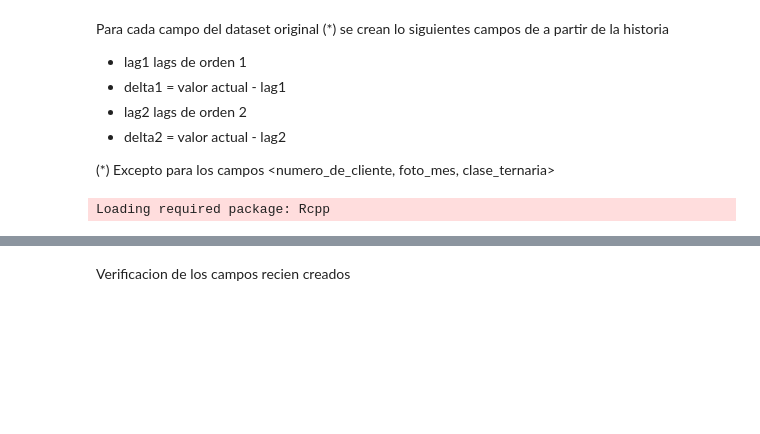
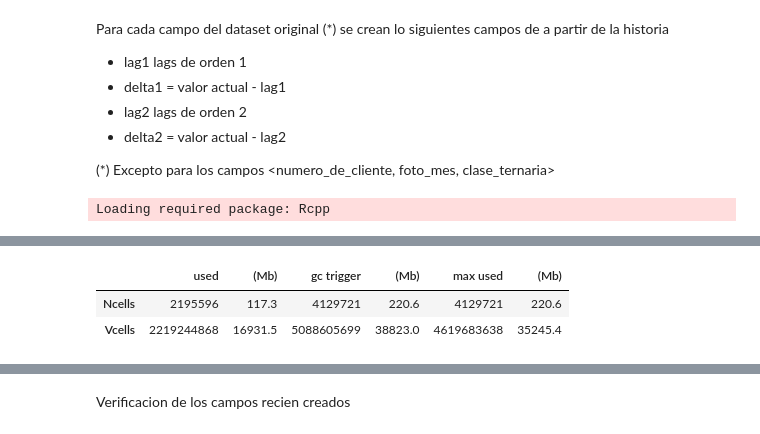
Before and after one commit to SantiagoDemattei/dm2025a, a Jupyter notebook: src/FEhist Exp/100129/WF_06.ipynb, the cells around one changed output, grey strips where cells are left out. Cells and saved outputs as stored; diff of their text form; code cells hidden in the pictures; blank space fills up the shorter version.

```diff
--- a/src/FEhist Exp/100129/WF_06.ipynb
+++ b/src/FEhist Exp/100129/WF_06.ipynb
@@ -892,7 +892,7 @@ cppFunction("NumericVector fhistC(NumericVector pcolumna, IntegerVector pdesde )
 # La funcionalidad de ratioavg es autoria de  Daiana Sparta,  UAustral  2021
 
 TendenciaYmuchomas <- function(
-    dataset, cols, ventana = 6, tendencia = TRUE,
+    dataset, cols, ventana, tendencia = TRUE,
     minimo = TRUE, maximo = TRUE, promedio = TRUE,
     ratioavg = FALSE, ratiomax = FALSE) {
   gc(verbose= FALSE)
@@ -1025,11 +1025,30 @@ if (isTRUE(PARAM$FEhist$usar_lags)) {
     }
 }
 # %%
+# Identificar columnas base ANTES de cualquier procesamiento
 cols_base <- copy(setdiff(colnames(dataset), c("numero_de_cliente", "foto_mes", "clase_ternaria")))
-setorder(dataset, numero_de_cliente, foto_mes)
+columnas_control <- c("numero_de_cliente", "foto_mes", "clase_ternaria")
+columnas_originales <- c(columnas_control, cols_base)
 
-if( PARAM$FE_hist$Tendencias$run) {
-    TendenciaYmuchomas(dataset,
+cat("=== CONFIGURACIÓN INICIAL ===\n")
+cat("Total columnas originales:", length(columnas_originales), "\n")
+cat("Columnas base para procesar:", length(cols_base), "\n")
+
+# Crear dos copias independientes del dataset original
+cat("\n=== CREANDO COPIAS INDEPENDIENTES ===\n")
+dataset_copia_6 <- copy(dataset[, ..columnas_originales])
+dataset_copia_12 <- copy(dataset[, ..columnas_originales])
+
+cat("Copia para ventana 6 - Columnas:", ncol(dataset_copia_6), "\n")
+cat("Copia para ventana 12 - Columnas:", ncol(dataset_copia_12), "\n")
+
+# Procesar ventana 6 en su copia independiente
+if (PARAM$FE_hist$Tendencias$run) {
+  cat("\n=== PROCESANDO VENTANA 6 ===\n")
+  setorder(dataset_copia_6, numero_de_cliente, foto_mes)
+
+  TendenciaYmuchomas(
+    dataset_copia_6,
     cols = cols_base,
     ventana = PARAM$FE_hist$Tendencias$ventana,
     tendencia = PARAM$FE_hist$Tendencias$tendencia,
@@ -1039,13 +1058,19 @@ if( PARAM$FE_hist$Tendencias$run) {
     ratioavg = PARAM$FE_hist$Tendencias$ratioavg,
     ratiomax = PARAM$FE_hist$Tendencias$ratiomax
   )
+
+  cat("Ventana 6 completada - Columnas:", ncol(dataset_copia_6), "\n")
 }
 
-PARAM$FE_hist$Tendencias$ventana <- 12
+# Procesar ventana 12 en su copia independiente
 if (PARAM$FE_hist$Tendencias$run) {
+  cat("\n=== PROCESANDO VENTANA 12 ===\n")
+  setorder(dataset_copia_12, numero_de_cliente, foto_mes)
+
+  PARAM$FE_hist$Tendencias$ventana <- 12 # ACÁ INCORPORO LAS DE 12 meses
   TendenciaYmuchomas(
-    dataset,
-    cols = cols_base,
+    dataset_copia_12,
+    cols = cols_base,  # Exactamente las mismas columnas base
     ventana = PARAM$FE_hist$Tendencias$ventana,
     tendencia = PARAM$FE_hist$Tendencias$tendencia,
     minimo = PARAM$FE_hist$Tendencias$minimo,
@@ -1054,4 +1079,44 @@ if (PARAM$FE_hist$Tendencias$run) {
     ratioavg = PARAM$FE_hist$Tendencias$ratioavg,
     ratiomax = PARAM$FE_hist$Tendencias$ratiomax
   )
+
+  cat("Ventana 12 completada - Columnas:", ncol(dataset_copia_12), "\n")
 }
+
+# Combinar resultados en el dataset original
+cat("\n=== COMBINANDO RESULTADOS ===\n")
+
+# Extraer solo las columnas nuevas de cada copia
+cols_nuevas_6 <- setdiff(colnames(dataset_copia_6), columnas_originales)
+cols_nuevas_12 <- setdiff(colnames(dataset_copia_12), columnas_originales)
+
+cat("Columnas nuevas de ventana 6:", length(cols_nuevas_6), "\n")
+cat("Columnas nuevas de ventana 12:", length(cols_nuevas_12), "\n")
+
+# Verificar que no hay conflictos de nombres (no debería haberlos)
+conflictos <- intersect(cols_nuevas_6, cols_nuevas_12)
+if(length(conflictos) > 0) {
+  cat("WARNING: Conflictos de nombres:", length(conflictos), "\n")
+  cat("Conflictos:", paste(head(conflictos, 5), collapse = ", "), "\n")
+}
+
+# Transferir columnas de ventana 6 al dataset original
+if(length(cols_nuevas_6) > 0) {
+  for(col in cols_nuevas_6) {
+    dataset[, (col) := dataset_copia_6[[col]]]
+  }
+  cat("Columnas de ventana 6 transferidas al dataset original\n")
+}
+
+# Transferir columnas de ventana 12 al dataset original
+if(length(cols_nuevas_12) > 0) {
+  for(col in cols_nuevas_12) {
+    dataset[, (col) := dataset_copia_12[[col]]]
+  }
+  cat("Columnas de ventana 12 transferidas al dataset original\n")
+}
+
+# Limpiar memoria
+rm(dataset_copia_6, dataset_copia_12)
+gc()
+# %% [output]
@@ -1057,0 +1143,3 @@ if (PARAM$FE_hist$Tendencias$run) {
+|  | used | (Mb) | gc trigger | (Mb) | max used | (Mb) |
+| Ncells | 2195596 | 117.3 | 4129721 | 220.6 | 4129721 | 220.6 |
+| Vcells | 2219244868 | 16931.5 | 5088605699 | 38823.0 | 4619683638 | 35245.4 |
```
Also changed, not shown: parts of 8 cells of this notebook.
